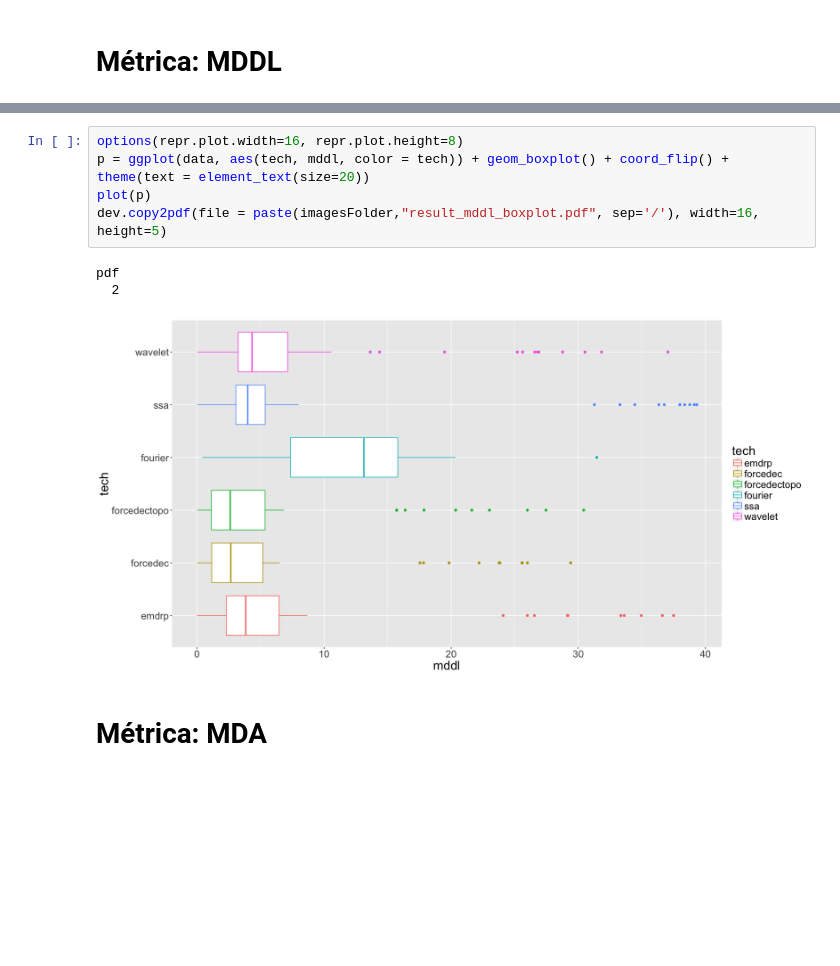
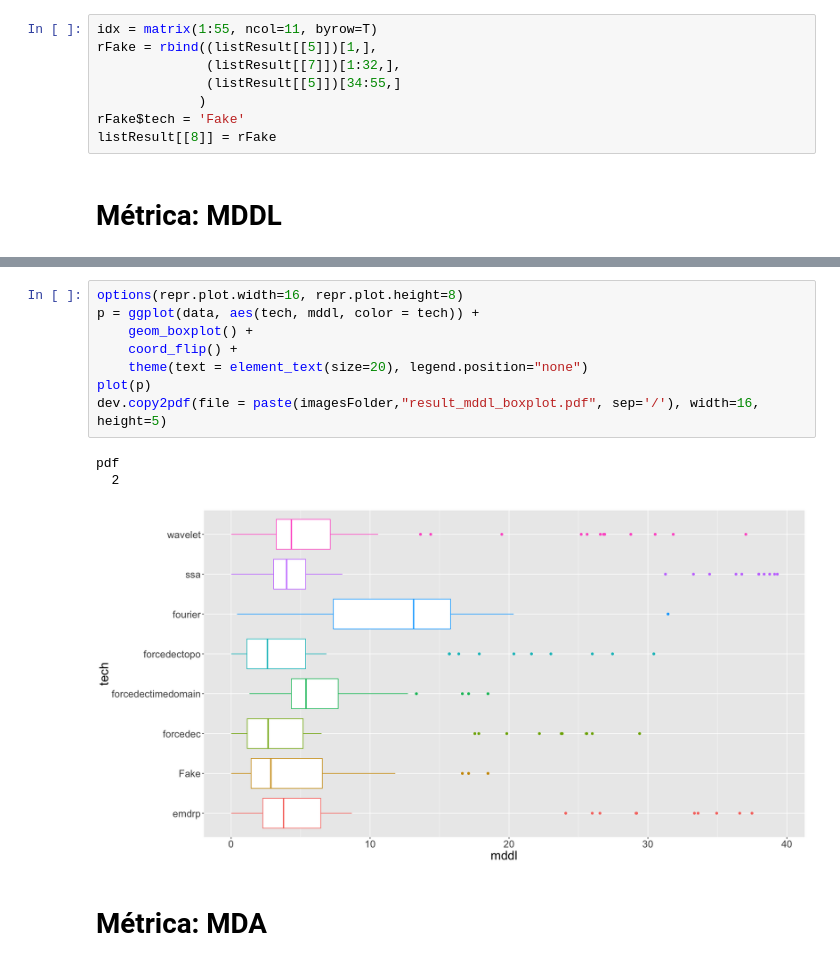
Before and after one commit to felipelageduarte/Doutorado, a Jupyter notebook: 3 - Results.ipynb, the cells around one changed output, grey strips where cells are left out. Saved outputs shown, nothing was run; the diff lists cells and outputs as text; blank space fills up the shorter version.

```diff
--- a/3 - Results.ipynb
+++ b/3 - Results.ipynb
@@ -149,3 +40,11 @@ nrow(listResult[[4]])
+# %%
+idx = matrix(1:55, ncol=11, byrow=T)
+rFake = rbind((listResult[[5]])[1,],
+              (listResult[[7]])[1:32,],
+              (listResult[[5]])[34:55,]
+             )
+rFake$tech = 'Fake'
+listResult[[8]] = rFake
 # %% [markdown]
 Métrica: MDDL
 ===
@@ -239,12 +118,15 @@ pdf
 # %%
 options(repr.plot.width=16, repr.plot.height=8)
-p = ggplot(data, aes(tech, mddl, color = tech)) + geom_boxplot() + coord_flip() + theme(text = element_text(size=20))
+p = ggplot(data, aes(tech, mddl, color = tech)) +
+    geom_boxplot() +
+    coord_flip() +
+    theme(text = element_text(size=20), legend.position="none")
 plot(p)
 dev.copy2pdf(file = paste(imagesFolder,"result_mddl_boxplot.pdf", sep='/'), width=16, height=5)
 # %% [output]
 pdf
   2
-[figure, old version]
+[figure, new version]
 # %% [markdown]
 Métrica: MDA
 ===
```
Also changed, not shown: parts of 28 cells of this notebook, 20 other files.
